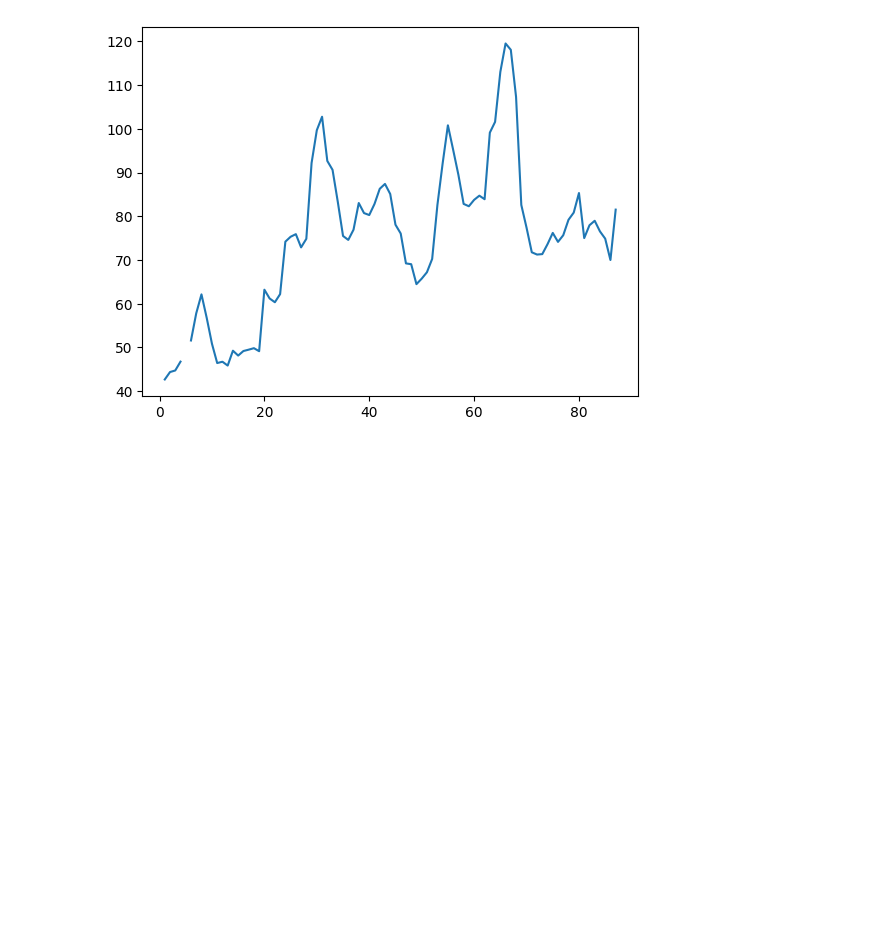
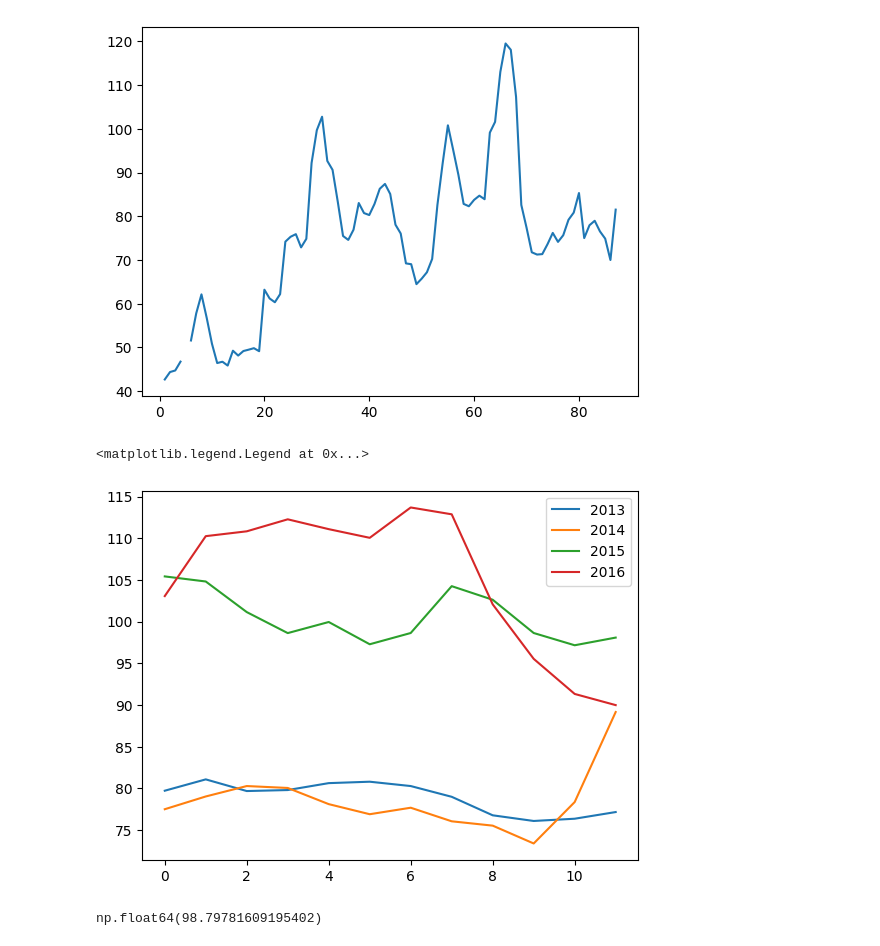
Before and after one commit to Monica-Restrepo/Numpy-clases, a Jupyter notebook: Numpy1.ipynb, the cells around one changed output. Drawn from its saved outputs; the diff is of its cells as text; code cells hidden in the pictures; blank space fills up the shorter version.

```diff
--- a/Numpy1.ipynb
+++ b/Numpy1.ipynb
@@ -160,3 +160,23 @@ plt.plot(fechas, kalinnigrado)
 # %% [output]
 [<matplotlib.lines.Line2D at 0x...>]
 [figure]
+# %%
+moscu_1 = moscu[0:12]
+moscu_2 = moscu[12:24]
+moscu_3 = moscu[24:36]
+moscu_4 = moscu[36:48]
+# %%
+plt.plot(moscu_1)
+plt.plot(moscu_2)
+plt.plot(moscu_3)
+plt.plot(moscu_4)
+plt.legend(['2013','2014','2015','2016'])
+# %% [output]
+<matplotlib.legend.Legend at 0x...>
+[figure, added]
+# %%
+# precio de las manzanas durante todos los años
+
+np.mean(moscu)
+# %% [output]
+np.float64(98.79781609195402)
```
Also changed, not shown: parts of 5 cells of this notebook.
